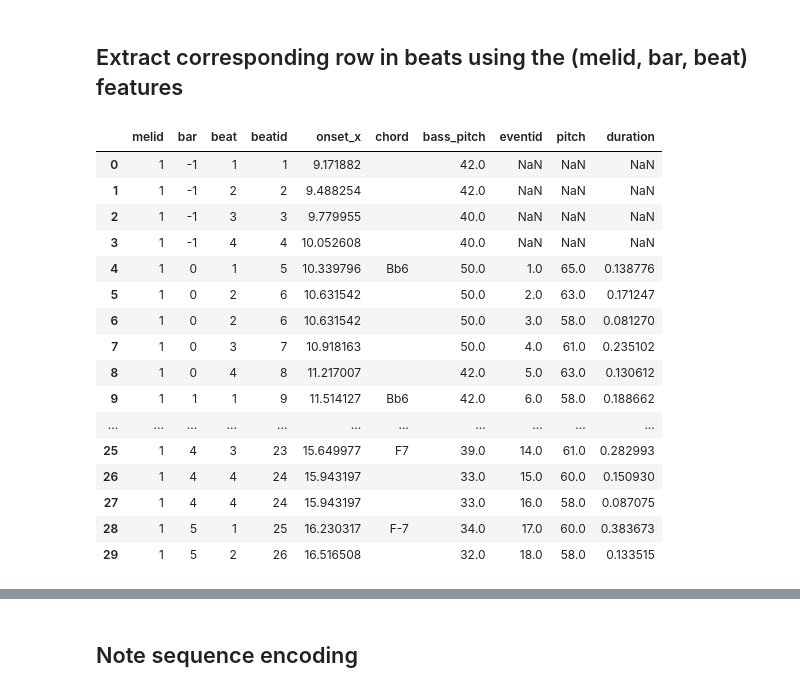
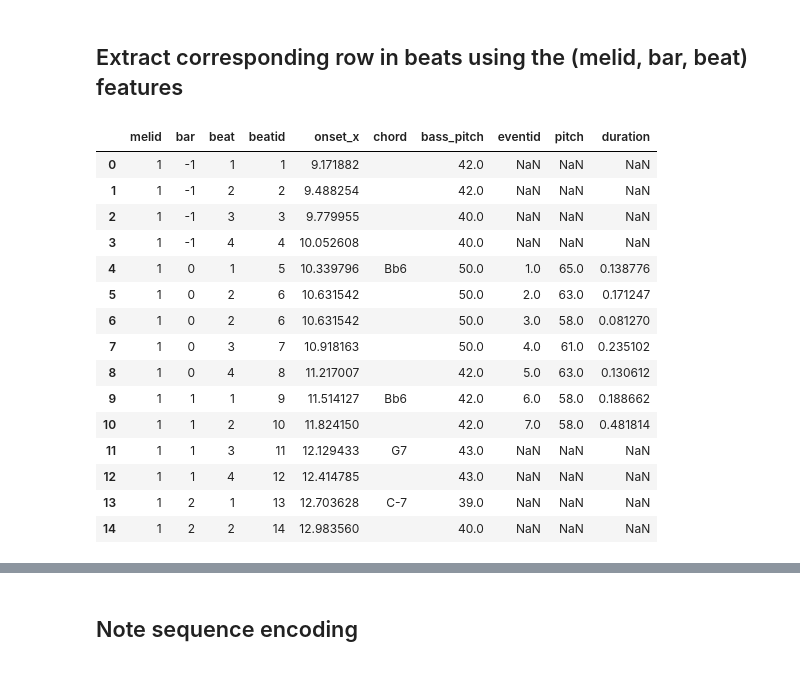
Before and after one commit to nereaiscamu/ML_project2, a Jupyter notebook: data_analysis/combine_melody_beats.ipynb, the cells around one changed output, grey strips where cells are left out. Drawn from its saved outputs; the diff is of its cells as text; code cells hidden in the pictures.

```diff
--- a/data_analysis/combine_melody_beats.ipynb
+++ b/data_analysis/combine_melody_beats.ipynb
@@ -61,31 +64,30 @@ memory usage: 10.1+ MB
 # %%
 # Define new index with the key (melid, bar, beat)
 new_index = ['melid', 'bar', 'beat']
 df_chords_new = df_chords.set_index(new_index, drop=True)
 df_melody_new = df_melody.set_index(new_index, drop=True)
 
 # Merge the dataframes using the new index and then reset the index again
 df_beats_mel = df_chords_new.merge(df_melody_new, left_on=new_index, right_on=new_index, how='outer')
 df_beats_mel = df_beats_mel.reset_index(drop=False)
 
 df_beats_mel = df_beats_mel[['melid', 'bar', 'beat', 'beatid', 'onset_x', 'chord', 'bass_pitch', 'eventid', 'pitch', 'duration']]
 
-df_beats_mel.head(30)
+df_beats_mel.head(15)
 # %% [output]
 |  | melid | bar | beat | beatid | onset_x | chord | bass_pitch | eventid | pitch | duration |
 | 0 | 1 | -1 | 1 | 1 | 9.171882 |  | 42.0 | NaN | NaN | NaN |
 | 1 | 1 | -1 | 2 | 2 | 9.488254 |  | 42.0 | NaN | NaN | NaN |
 | 2 | 1 | -1 | 3 | 3 | 9.779955 |  | 40.0 | NaN | NaN | NaN |
 | 3 | 1 | -1 | 4 | 4 | 10.052608 |  | 40.0 | NaN | NaN | NaN |
 | 4 | 1 | 0 | 1 | 5 | 10.339796 | Bb6 | 50.0 | 1.0 | 65.0 | 0.138776 |
 | 5 | 1 | 0 | 2 | 6 | 10.631542 |  | 50.0 | 2.0 | 63.0 | 0.171247 |
 | 6 | 1 | 0 | 2 | 6 | 10.631542 |  | 50.0 | 3.0 | 58.0 | 0.081270 |
 | 7 | 1 | 0 | 3 | 7 | 10.918163 |  | 50.0 | 4.0 | 61.0 | 0.235102 |
 | 8 | 1 | 0 | 4 | 8 | 11.217007 |  | 42.0 | 5.0 | 63.0 | 0.130612 |
 | 9 | 1 | 1 | 1 | 9 | 11.514127 | Bb6 | 42.0 | 6.0 | 58.0 | 0.188662 |
-| ... | ... | ... | ... | ... | ... | ... | ... | ... | ... | ... |
-| 25 | 1 | 4 | 3 | 23 | 15.649977 | F7 | 39.0 | 14.0 | 61.0 | 0.282993 |
-| 26 | 1 | 4 | 4 | 24 | 15.943197 |  | 33.0 | 15.0 | 60.0 | 0.150930 |
-| 27 | 1 | 4 | 4 | 24 | 15.943197 |  | 33.0 | 16.0 | 58.0 | 0.087075 |
-| 28 | 1 | 5 | 1 | 25 | 16.230317 | F-7 | 34.0 | 17.0 | 60.0 | 0.383673 |
-| 29 | 1 | 5 | 2 | 26 | 16.516508 |  | 32.0 | 18.0 | 58.0 | 0.133515 |
+| 10 | 1 | 1 | 2 | 10 | 11.824150 |  | 42.0 | 7.0 | 58.0 | 0.481814 |
+| 11 | 1 | 1 | 3 | 11 | 12.129433 | G7 | 43.0 | NaN | NaN | NaN |
+| 12 | 1 | 1 | 4 | 12 | 12.414785 |  | 43.0 | NaN | NaN | NaN |
+| 13 | 1 | 2 | 1 | 13 | 12.703628 | C-7 | 39.0 | NaN | NaN | NaN |
+| 14 | 1 | 2 | 2 | 14 | 12.983560 |  | 40.0 | NaN | NaN | NaN |
```
Also changed, not shown: parts of 10 cells of this notebook, 2 other files.
